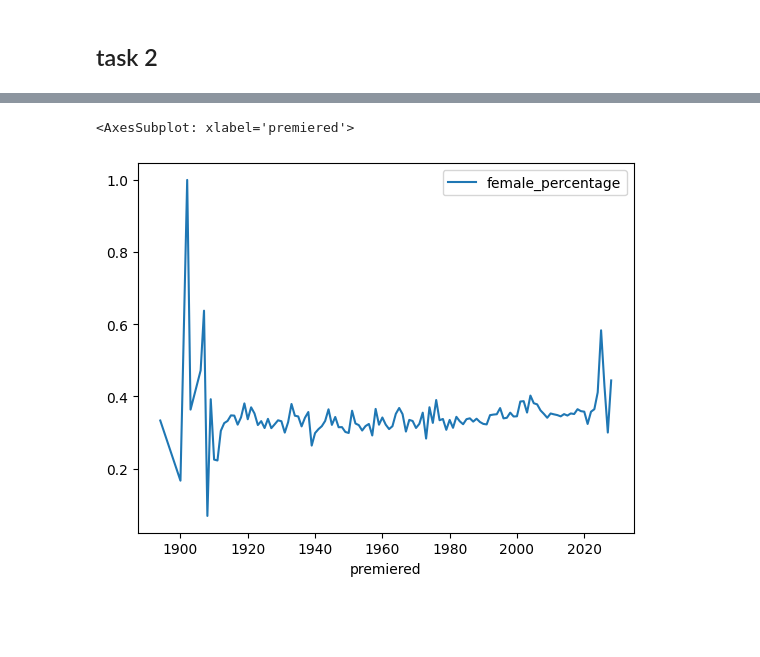
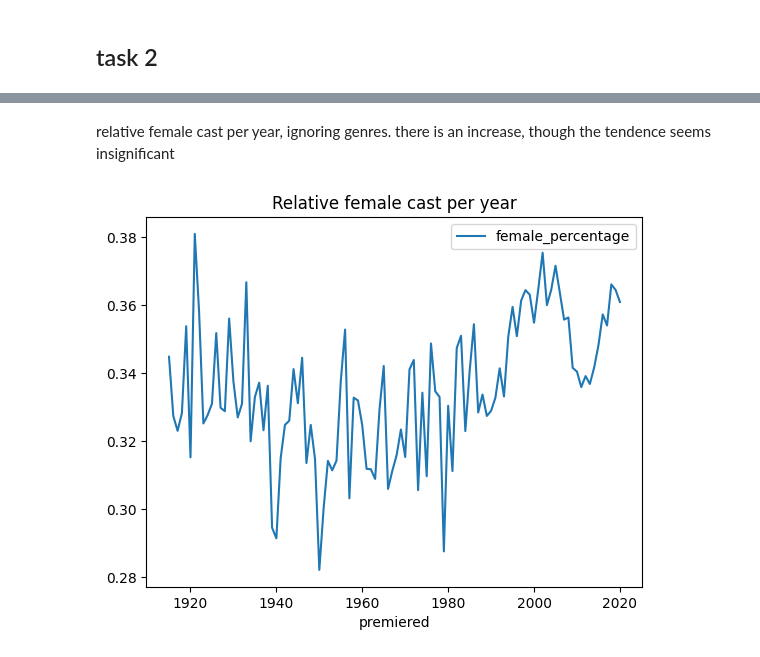
Before and after one commit to retroflexivity/python_hw, a Jupyter notebook: pt2/db/hw.ipynb, the cells around one changed output, grey strips where cells are left out. Drawn from its saved outputs; the diff is of its cells as text; code cells hidden in the pictures; blank space fills up the shorter version.

```diff
--- a/pt2/db/hw.ipynb
+++ b/pt2/db/hw.ipynb
@@ -228,7 +281,9 @@ fem_df.pivot_table(values='female_percentage', index='premiered', columns='genre
 | 1894 | NaN | NaN | NaN | NaN | NaN | NaN | NaN | NaN | NaN | NaN | ... |
 127 rows × 28 columns
+# %% [markdown]
+relative female cast per year, ignoring genres. there is an increase, though the tendence seems insignificant
 # %%
-fem_df.pivot_table(values='female_percentage', index='premiered').sort_values(by='premiered', ascending=False).plot()
+fem_df[fem_df['premiered'].between(1915, 2020)].pivot_table(values='female_percentage', index='premiered').sort_values(by='premiered', ascending=False).plot(title='Relative female cast per year')
+plt.show()
 # %% [output]
-<AxesSubplot: xlabel='premiered'>
-[figure, old version]
+[figure, new version]
```
Also changed, not shown: parts of 44 cells of this notebook, 2 other files.
